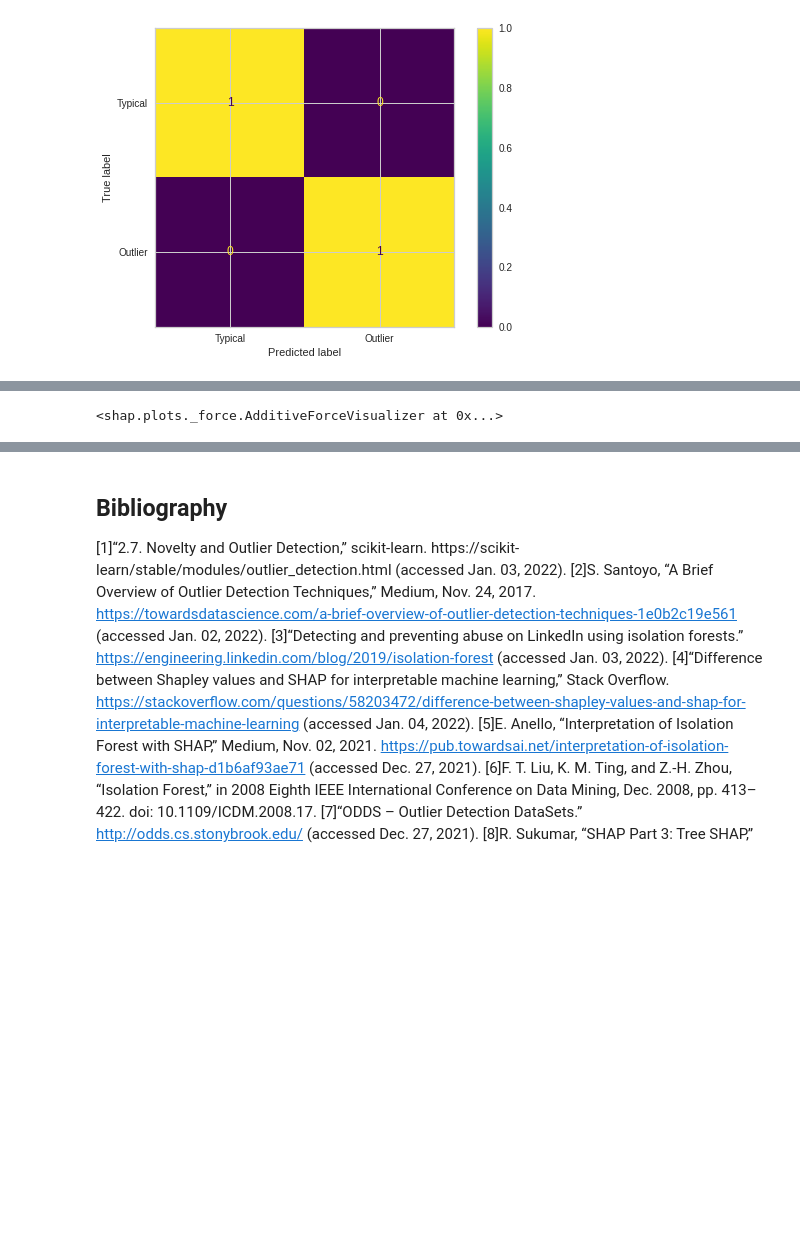
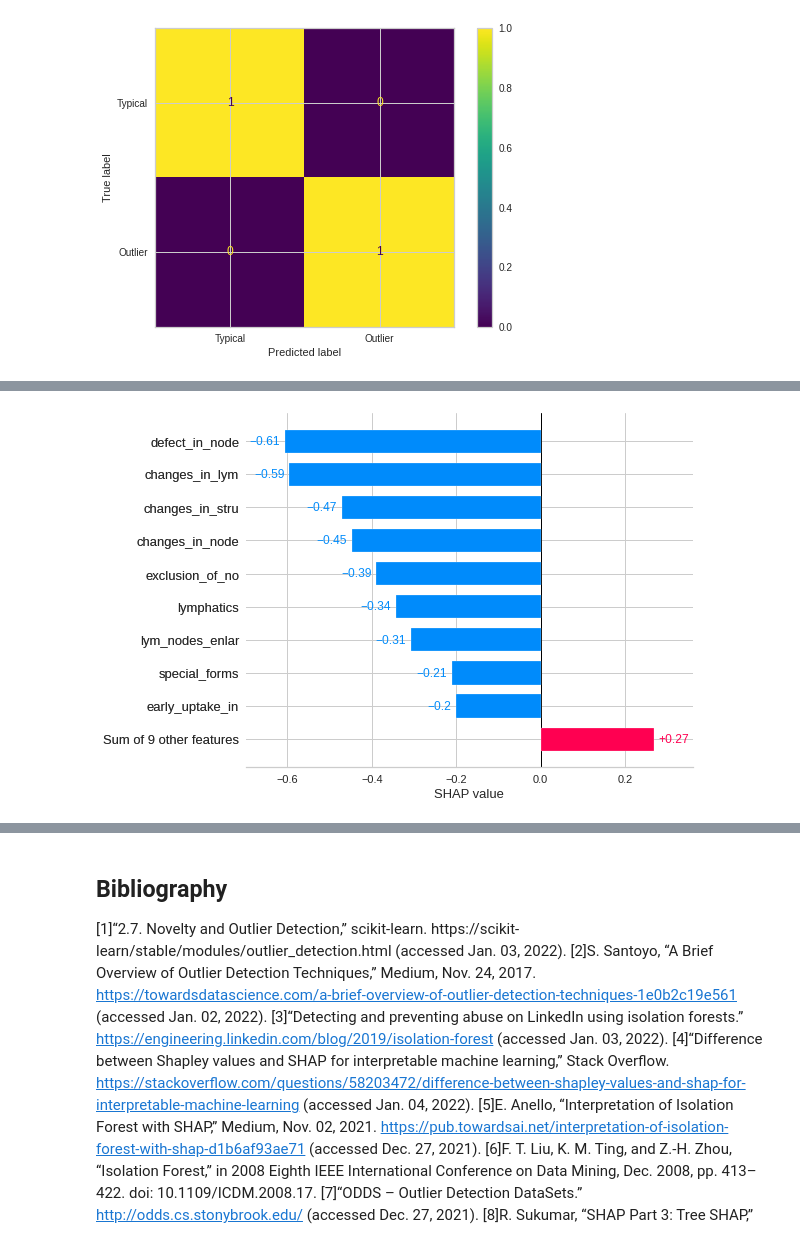
Before and after one commit to lstmemery/outlier-detection, a Jupyter notebook: prez.ipynb, the cells around one changed output, grey strips where cells are left out. Cells and saved outputs as stored; diff of their text form; code cells hidden in the pictures; blank space fills up the shorter version.

```diff
--- a/prez.ipynb
+++ b/prez.ipynb
@@ -130,6 +143,6 @@ shap.force_plot(shap_values[0])
 # %%
-# Typical
-shap.force_plot(shap_values[-1])
+# Outlier
+shap.plots.bar(shap_values[0])
 # %% [output]
-<shap.plots._force.AdditiveForceVisualizer at 0x...>
+[figure, added]
 # %%
```
Also changed, not shown: parts of 15 cells of this notebook, 2 other files.
